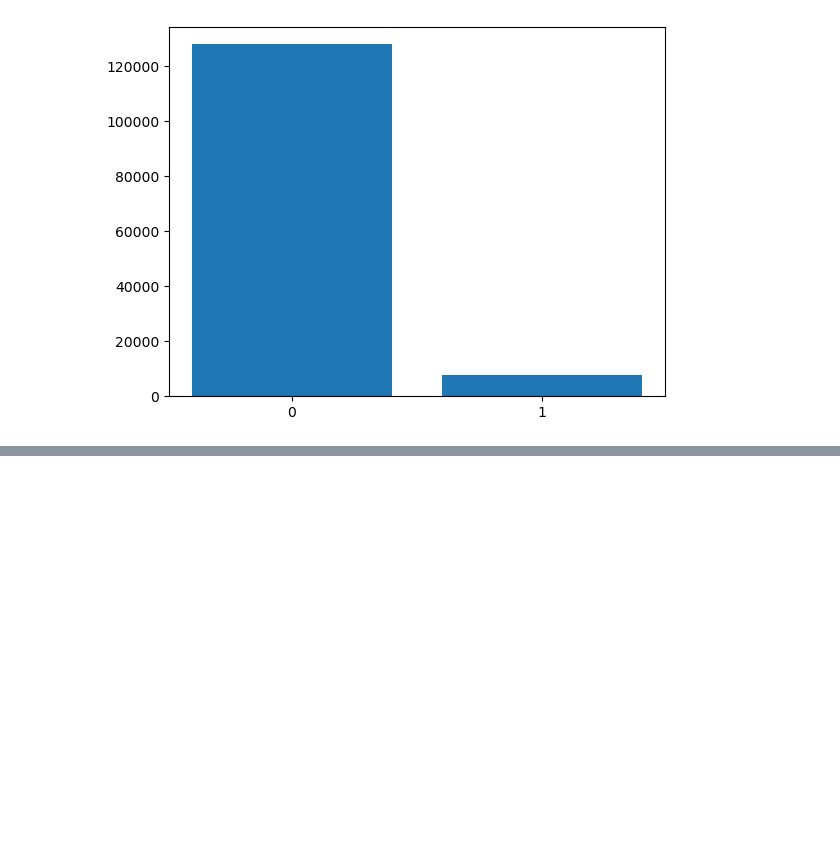
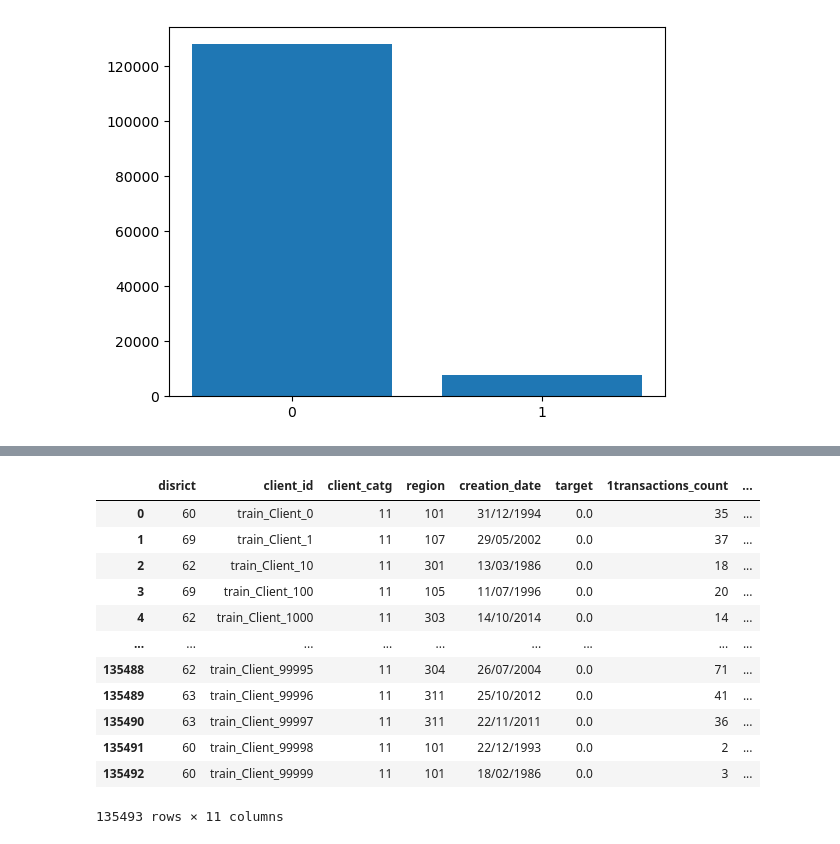
Before and after one commit to Chepngeno-langat/DS-projects, a Jupyter notebook: Fraud Detection in Electricity and Gas Consumption/Fraud Detection in Electricity and Gas Consumption.ipynb, the cells around one changed output, grey strips where cells are left out. Cells and saved outputs as stored; diff of their text form; code cells hidden in the pictures; blank space fills up the shorter version.

```diff
--- a/Fraud Detection in Electricity and Gas Consumption/Fraud Detection in Electricity and Gas Consumption.ipynb
+++ b/Fraud Detection in Electricity and Gas Consumption/Fraud Detection in Electricity and Gas Consumption.ipynb
@@ -184,0 +243,13 @@ plt.show
+# %%
+client_train['client_catg'] = client_train['client_catg'].astype('object')
+client_train['disrict'] = client_train['disrict'].astype('object')
+
+client_test['client_catg'] = client_test['client_catg'].astype('object')
+client_test['disrict'] = client_test['disrict'].astype('object')
+# %%
+aggs = {}
+aggs['consommation_level_1'] = ['mean']
+aggs['consommation_level_2'] = ['mean']
+aggs['consommation_level_3'] = ['mean']
+aggs['consommation_level_4'] = ['mean']
+agg_trans = invoice_train.groupby(['client_id']).agg(aggs)
@@ -184,0 +274,8 @@ plt.show
+# %%
+agg_trans.columns = ['_'.join(col).strip() for col in agg_trans.columns.values]
+agg_trans.reset_index(inplace=True)
+df = (invoice_train.groupby('client_id')
+      .size()
+      .reset_index(name='{}transactions_count'.format('1')))
+agg_trans = pd.merge(df, agg_trans, on='client_id', how='left')
+agg_trans
@@ -184,0 +296,18 @@ plt.show
+# %%
+train = pd.merge(client_train,agg_trans, on='client_id', how='left')
+# %%
+train
+# %% [output]
+|  | disrict | client_id | client_catg | region | creation_date | target | 1transactions_count | ... |
+| 0 | 60 | train_Client_0 | 11 | 101 | 31/12/1994 | 0.0 | 35 | ... |
+| 1 | 69 | train_Client_1 | 11 | 107 | 29/05/2002 | 0.0 | 37 | ... |
+| 2 | 62 | train_Client_10 | 11 | 301 | 13/03/1986 | 0.0 | 18 | ... |
+| 3 | 69 | train_Client_100 | 11 | 105 | 11/07/1996 | 0.0 | 20 | ... |
+| 4 | 62 | train_Client_1000 | 11 | 303 | 14/10/2014 | 0.0 | 14 | ... |
+| ... | ... | ... | ... | ... | ... | ... | ... | ... |
+| 135488 | 62 | train_Client_99995 | 11 | 304 | 26/07/2004 | 0.0 | 71 | ... |
+| 135489 | 63 | train_Client_99996 | 11 | 311 | 25/10/2012 | 0.0 | 41 | ... |
+| 135490 | 63 | train_Client_99997 | 11 | 311 | 22/11/2011 | 0.0 | 36 | ... |
+| 135491 | 60 | train_Client_99998 | 11 | 101 | 22/12/1993 | 0.0 | 2 | ... |
+| 135492 | 60 | train_Client_99999 | 11 | 101 | 18/02/1986 | 0.0 | 3 | ... |
+135493 rows × 11 columns
```
Also changed, not shown: parts of 12 cells of this notebook.
